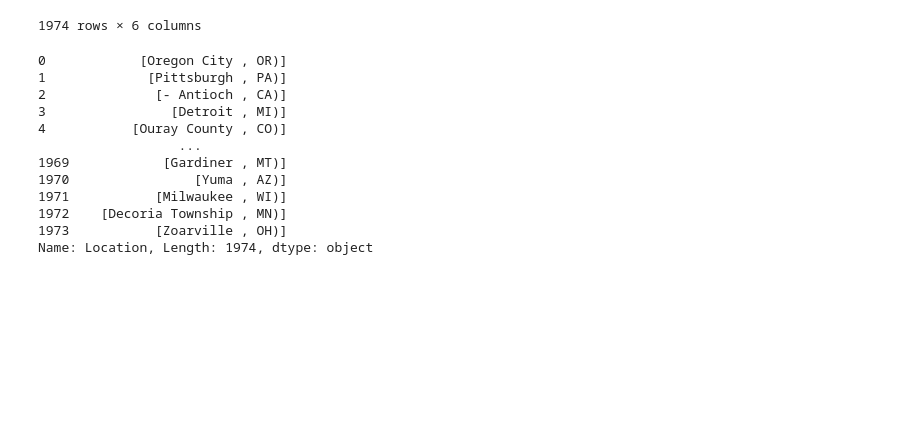
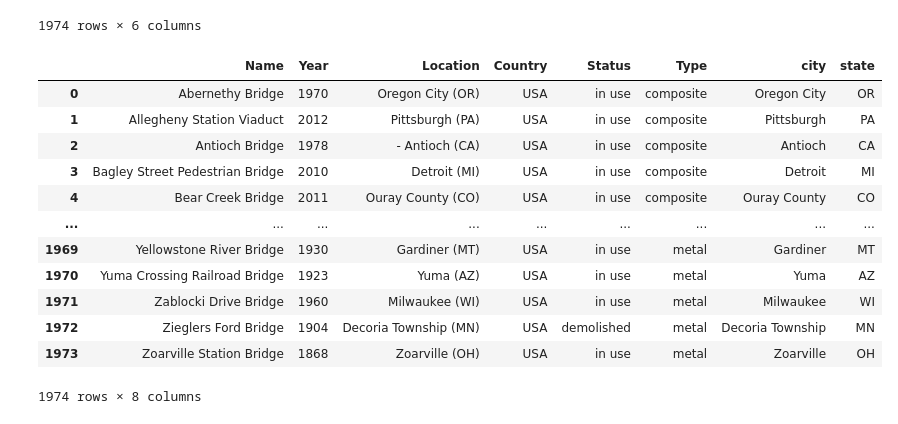
Before and after one commit to a-murali/bridge-project, a Jupyter notebook: notebooks/LocationScraper.ipynb, the cells around one changed output. Cells and saved outputs as stored; diff of their text form; code cells hidden in the pictures; blank space fills up the shorter version.

Commit message:
extract cities and states

```diff
--- a/notebooks/LocationScraper.ipynb
+++ b/notebooks/LocationScraper.ipynb
@@ -106,22 +106,30 @@ us_bridges
 | 1973 | Zoarville Station Bridge | 1868 | Zoarville (OH) | USA | in use | metal |
 1974 rows × 6 columns
 # %%
-us_bridges['Location'].str.split('(')
+raw_cities = us_bridges['Location'].str.split('(').str[0]
+raw_states = us_bridges['Location'].str.split('(').str[1]
-# %% [output]
-0            [Oregon City , OR)]
-1             [Pittsburgh , PA)]
-2              [- Antioch , CA)]
-3                [Detroit , MI)]
-4           [Ouray County , CO)]
-                  ...
-1969            [Gardiner , MT)]
-1970                [Yuma , AZ)]
-1971           [Milwaukee , WI)]
-1972    [Decoria Township , MN)]
-1973           [Zoarville , OH)]
-Name: Location, Length: 1974, dtype: object
+# %%
+cities = raw_cities.str[:-1].replace(r'^[^a-zA-Z]+', '', regex = True)
+# %%
+states = raw_states.str[:-1]
 # %%
-us_bridges['city'] =
-us_briges['state'] =
+us_bridges['city'] = cities
+us_bridges['state'] = states
+# %%
+us_bridges
+# %% [output]
+|  | Name | Year | Location | Country | Status | Type | city | state |
+| 0 | Abernethy Bridge | 1970 | Oregon City (OR) | USA | in use | composite | Oregon City | OR |
+| 1 | Allegheny Station Viaduct | 2012 | Pittsburgh (PA) | USA | in use | composite | Pittsburgh | PA |
+| 2 | Antioch Bridge | 1978 | - Antioch (CA) | USA | in use | composite | Antioch | CA |
+| 3 | Bagley Street Pedestrian Bridge | 2010 | Detroit (MI) | USA | in use | composite | Detroit | MI |
+| 4 | Bear Creek Bridge | 2011 | Ouray County (CO) | USA | in use | composite | Ouray County | CO |
+| ... | ... | ... | ... | ... | ... | ... | ... | ... |
+| 1969 | Yellowstone River Bridge | 1930 | Gardiner (MT) | USA | in use | metal | Gardiner | MT |
+| 1970 | Yuma Crossing Railroad Bridge | 1923 | Yuma (AZ) | USA | in use | metal | Yuma | AZ |
+| 1971 | Zablocki Drive Bridge | 1960 | Milwaukee (WI) | USA | in use | metal | Milwaukee | WI |
+| 1972 | Zieglers Ford Bridge | 1904 | Decoria Township (MN) | USA | demolished | metal | Decoria Township | MN |
+| 1973 | Zoarville Station Bridge | 1868 | Zoarville (OH) | USA | in use | metal | Zoarville | OH |
+1974 rows × 8 columns
 # %%
 def get_avg_temp(city_name):
```
